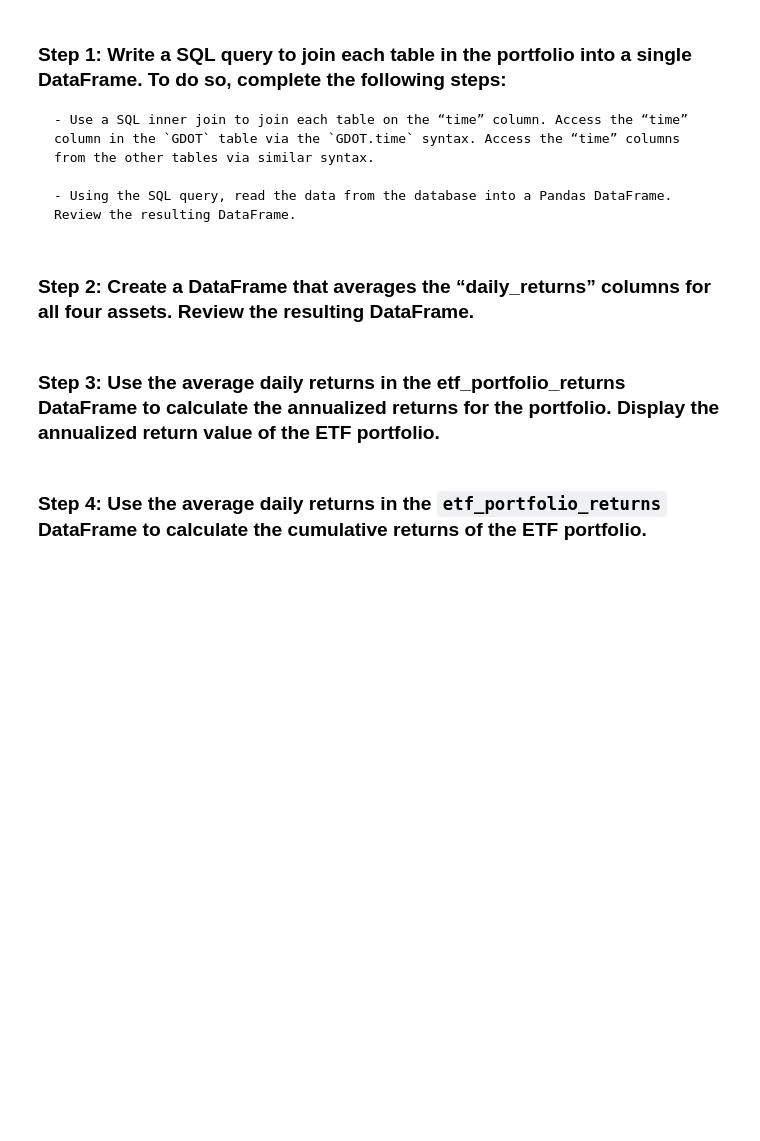
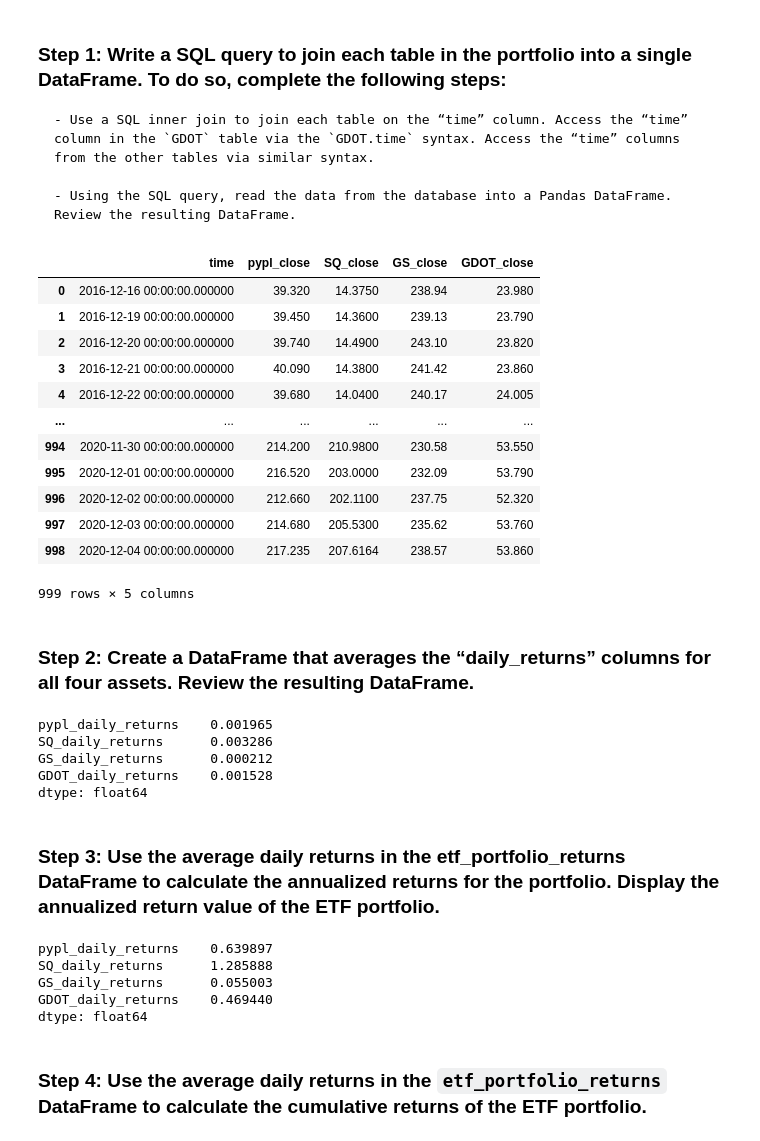
Before and after one commit to kelly0326/sqlite-etf-analyzer, a Jupyter notebook: etf_analyzer.ipynb, the cells around one changed output. Saved outputs shown, nothing was run; the diff lists cells and outputs as text; code cells hidden in the pictures; blank space fills up the shorter version.

```diff
--- a/etf_analyzer.ipynb
+++ b/etf_analyzer.ipynb
@@ -300,31 +348,70 @@ Complete the following steps:
 
     - Using the SQL query, read the data from the database into a Pandas DataFrame. Review the resulting DataFrame.
 # %%
-# Wreate a SQL query to join each table in the portfolio into a single DataFrame
+# Write a SQL query to join each table in the portfolio into a single DataFrame
 # Use the time column from each table as the basis for the join
-query = # YOUR CODE HERE
+query = """
+SELECT PYPL.time, PYPL.close AS pypl_close, SQ.close AS SQ_close, GS.close AS GS_close, GDOT.close AS GDOT_close
+FROM PYPL
+JOIN SQ ON PYPL.time = SQ.time
+JOIN GS ON GS.time = SQ.time
+JOIN GDOT ON GDOT.time = GS.time;
+"""
+
 
 # Using the query, read the data from the database into a Pandas DataFrame
-etf_portfolio = # YOUR CODE HERE
+etf_portfolio = pd.read_sql(query, con=engine)
 
 # Review the resulting DataFrame
-# YOUR CODE HERE
+etf_portfolio
+# %% [output]
+|  | time | pypl_close | SQ_close | GS_close | GDOT_close |
+| 0 | 2016-12-16 00:00:00.000000 | 39.320 | 14.3750 | 238.94 | 23.980 |
+| 1 | 2016-12-19 00:00:00.000000 | 39.450 | 14.3600 | 239.13 | 23.790 |
+| 2 | 2016-12-20 00:00:00.000000 | 39.740 | 14.4900 | 243.10 | 23.820 |
+| 3 | 2016-12-21 00:00:00.000000 | 40.090 | 14.3800 | 241.42 | 23.860 |
+| 4 | 2016-12-22 00:00:00.000000 | 39.680 | 14.0400 | 240.17 | 24.005 |
+| ... | ... | ... | ... | ... | ... |
+| 994 | 2020-11-30 00:00:00.000000 | 214.200 | 210.9800 | 230.58 | 53.550 |
+| 995 | 2020-12-01 00:00:00.000000 | 216.520 | 203.0000 | 232.09 | 53.790 |
+| 996 | 2020-12-02 00:00:00.000000 | 212.660 | 202.1100 | 237.75 | 52.320 |
+| 997 | 2020-12-03 00:00:00.000000 | 214.680 | 205.5300 | 235.62 | 53.760 |
+| 998 | 2020-12-04 00:00:00.000000 | 217.235 | 207.6164 | 238.57 | 53.860 |
+999 rows × 5 columns
 # %% [markdown]
 ### Step 2: Create a DataFrame that averages the “daily_returns” columns for all four assets. Review the resulting DataFrame.
 # %%
 # Create a DataFrame that displays the mean value of the “daily_returns” columns for all four assets.
-etf_portfolio_returns = # YOUR CODE HERE
+# etf_portfolio_returns = etf_portfolio.iloc[:, "1,2,3,4"].daily_returns()
+etf_portfolio['pypl_daily_returns'] = etf_portfolio['pypl_close'].pct_change()
+etf_portfolio['SQ_daily_returns'] = etf_portfolio['SQ_close'].pct_change()
+etf_portfolio['GS_daily_returns'] = etf_portfolio['GS_close'].pct_change()
+etf_portfolio['GDOT_daily_returns'] = etf_portfolio['GDOT_close'].pct_change()
+
+etf_portfolio_returns = etf_portfolio[['pypl_daily_returns', 'SQ_daily_returns', 'GS_daily_returns', 'GDOT_daily_returns']].mean()
 
 # Review the resulting DataFrame
-# YOUR CODE HERE
+print(etf_portfolio_returns)
+# %% [output]
+pypl_daily_returns    0.001965
+SQ_daily_returns      0.003286
+GS_daily_returns      0.000212
+GDOT_daily_returns    0.001528
+dtype: float64
 # %% [markdown]
 ### Step 3: Use the average daily returns in the etf_portfolio_returns DataFrame to calculate the annualized returns for the portfolio. Display the annualized return value of the ETF portfolio.
 # %%
 # Use the average daily returns provided by the etf_portfolio_returns DataFrame
 # to calculate the annualized return for the portfolio.
-annualized_etf_portfolio_returns = # YOUR CODE HERE
+annualized_etf_portfolio_returns = (1 + etf_portfolio_returns) ** 252 - 1
 
 # Display the annualized return value of the ETF portfolio.
-# YOUR CODE HERE
+print(annualized_etf_portfolio_returns)
+# %% [output]
+pypl_daily_returns    0.639897
+SQ_daily_returns      1.285888
+GS_daily_returns      0.055003
+GDOT_daily_returns    0.469440
+dtype: float64
 # %% [markdown]
 ### Step 4: Use the average daily returns in the `etf_portfolio_returns` DataFrame to calculate the cumulative returns of the ETF portfolio.
```
Also changed, not shown: parts of 9 cells of this notebook.
